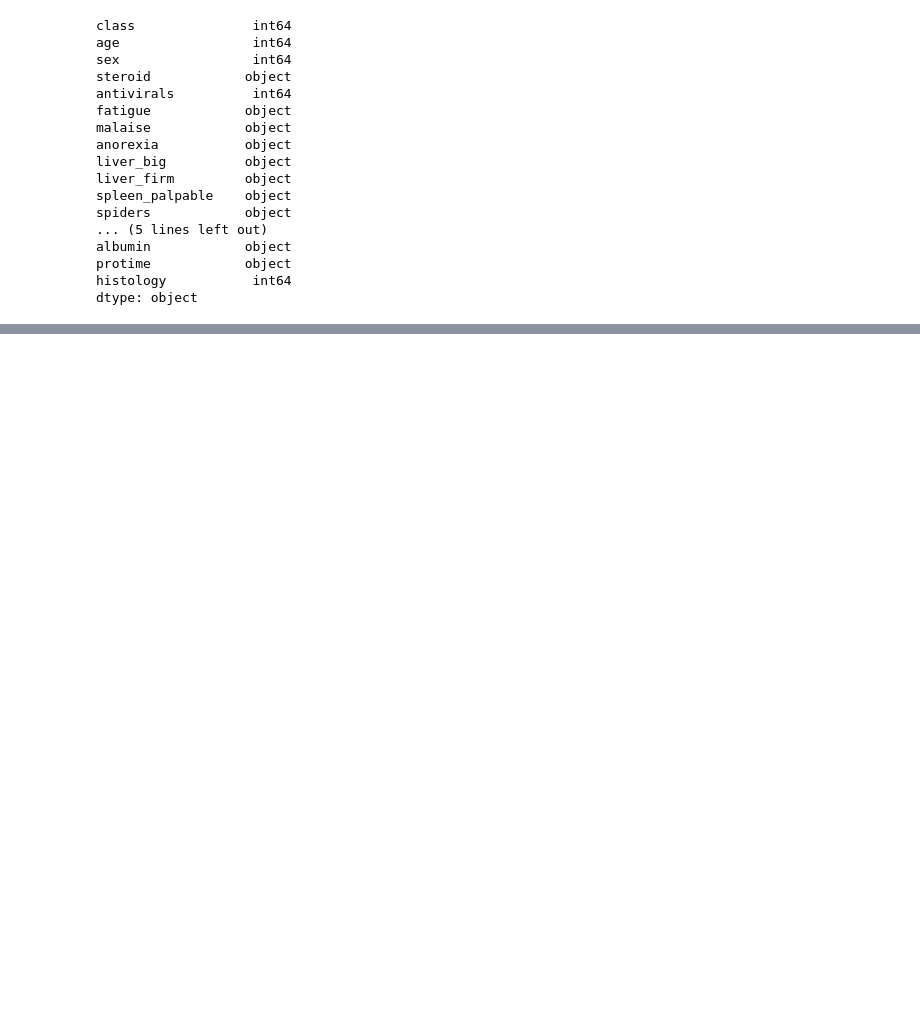
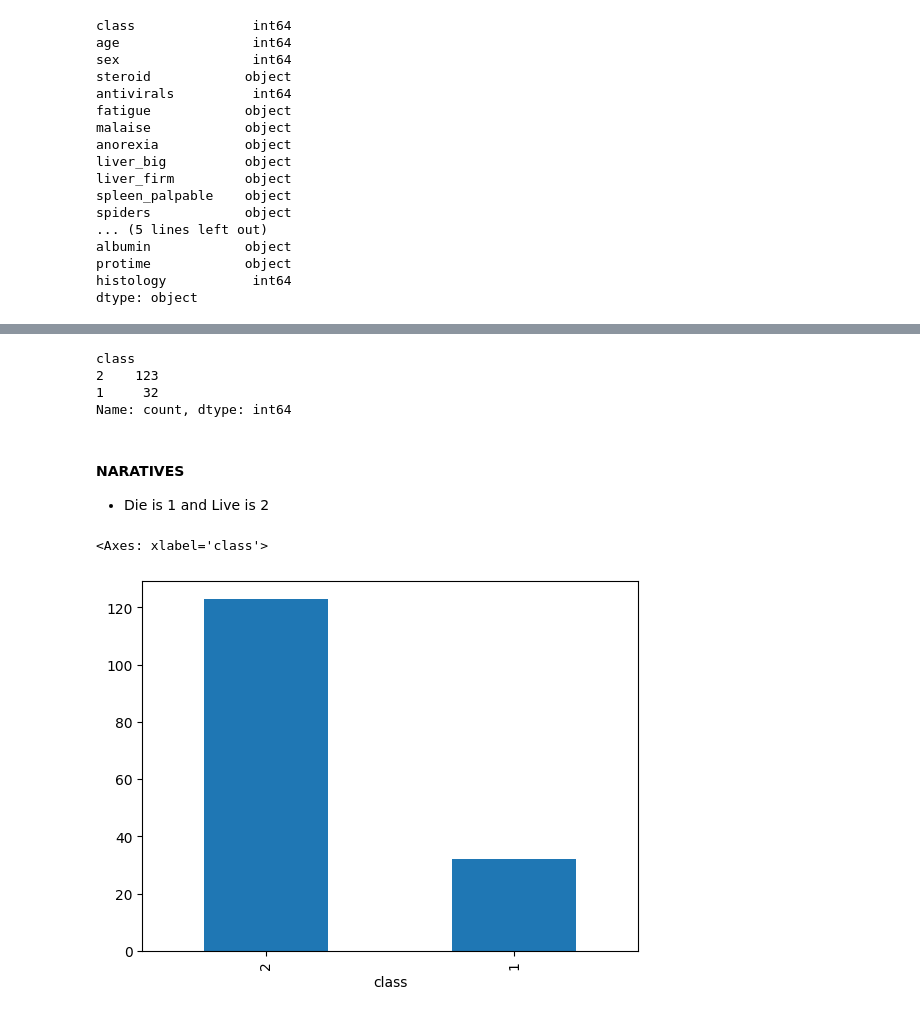
Before and after one commit to samueloshio/Hepatitis-Mortality-Prediction, a Jupyter notebook: hepatitis_prediction.ipynb, the cells around one changed output, grey strips where cells are left out. Saved outputs shown, nothing was run; the diff lists cells and outputs as text; code cells hidden in the pictures; blank space fills up the shorter version.

```diff
--- a/hepatitis_prediction.ipynb
+++ b/hepatitis_prediction.ipynb
@@ -52,0 +64,7 @@ df.head()
+# %%
+# Casting (?) to np.nan
+df = df.replace('?', np.nan)
+
+# Checking total missing values
+missing_val = df.isnull().sum()
+missing_val
@@ -70,3 +113,6 @@ albumin            object
 protime            object
 histology           int64
 dtype: object
+# %%
+# Replace missing values (np.nan) with 0
+df = df.replace(np.nan, 0)
@@ -72,0 +175,2 @@ dtype: object
+# %%
+df[['bilirubin', 'albumin']] = df[['bilirubin', 'albumin']].astype(float)
@@ -72,0 +220,15 @@ dtype: object
+# %%
+df['class'].value_counts()
+# %% [output]
+class
+2    123
+1     32
+Name: count, dtype: int64
+# %% [markdown]
+#### NARATIVES
++ Die is 1 and Live is 2
+# %%
+df['class'].value_counts().plot(kind='bar')
+# %% [output]
+<Axes: xlabel='class'>
+[figure, added]
```
Also changed, not shown: parts of 30 cells of this notebook.
